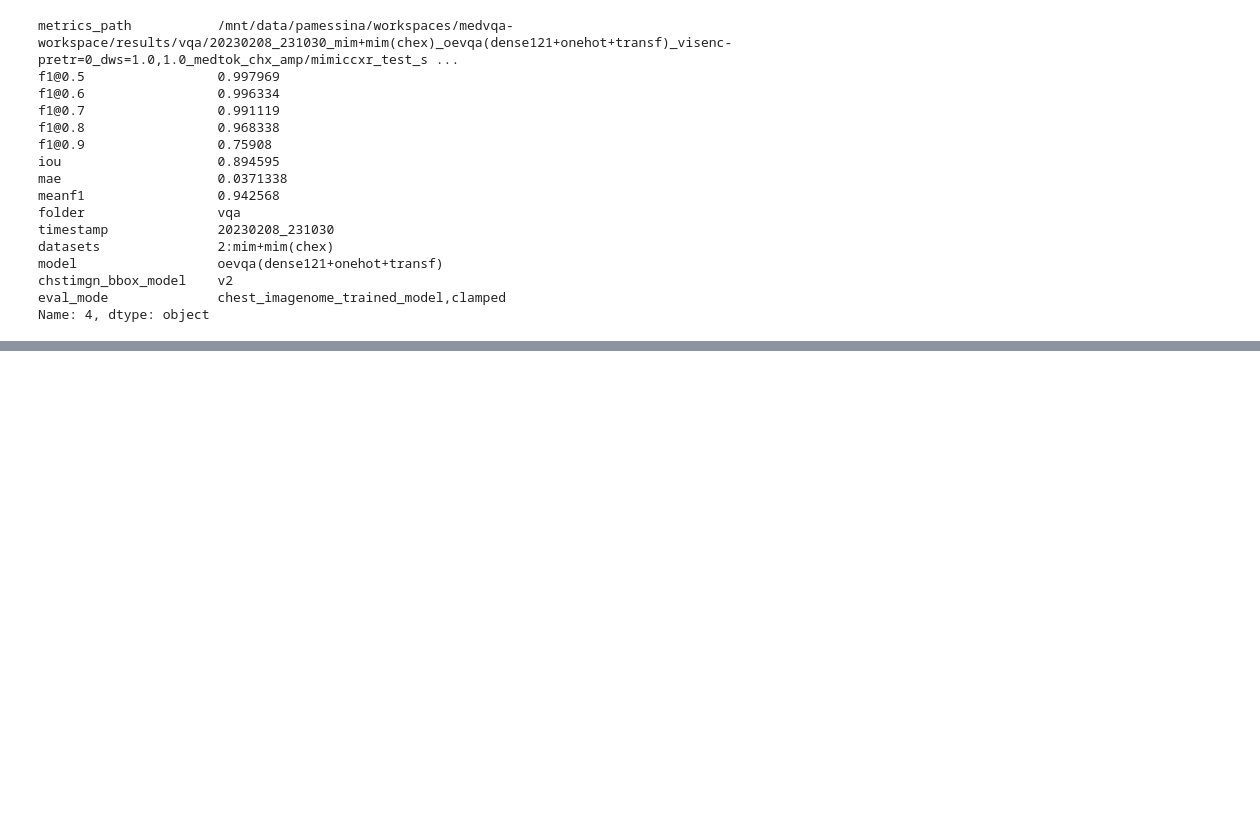
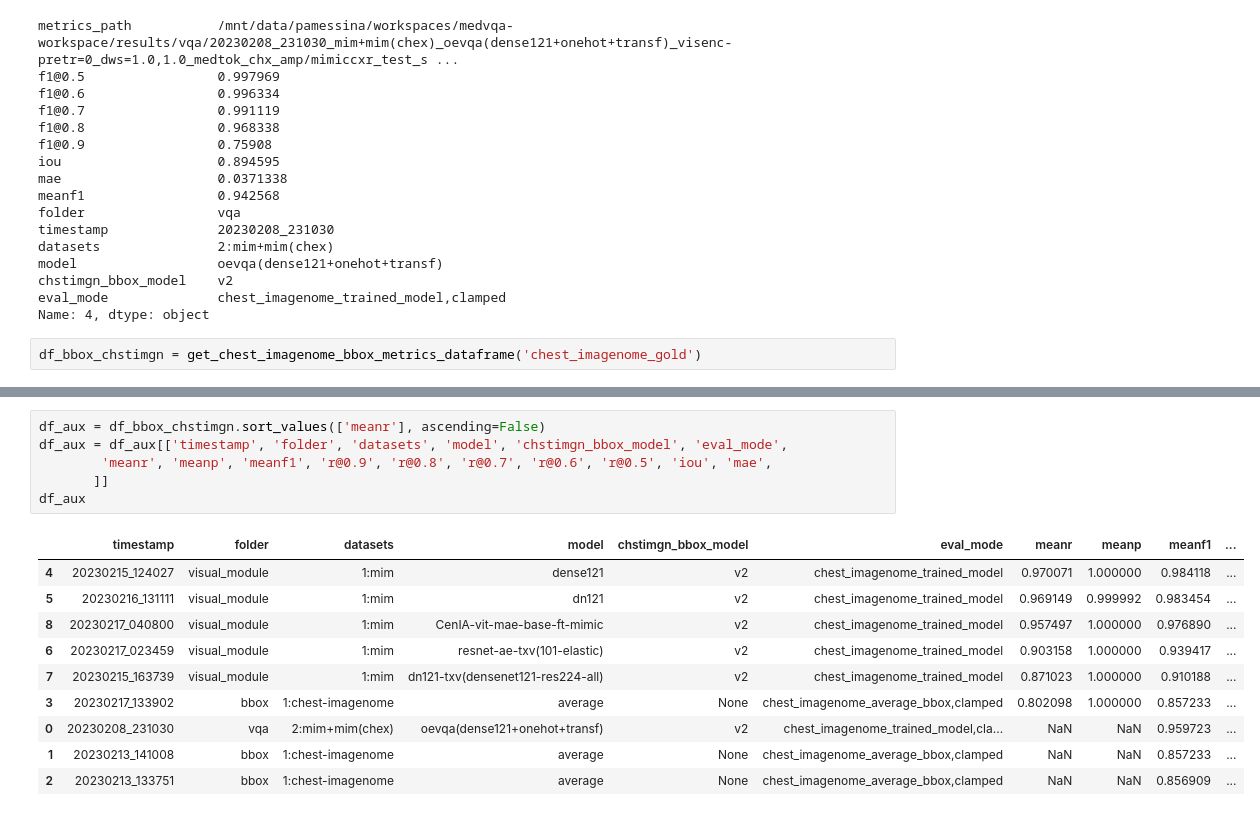
Before and after one commit to PabloMessina/MedVQA, a Jupyter notebook: medvqa/notebooks/Results Summary.ipynb, the cells around one changed output, grey strips where cells are left out. Cells and saved outputs as stored; diff of their text form; blank space fills up the shorter version.

```diff
--- a/medvqa/notebooks/Results Summary.ipynb
+++ b/medvqa/notebooks/Results Summary.ipynb
@@ -664,3 +674,5 @@ model                  oevqa(dense121+onehot+transf)
 chstimgn_bbox_model    v2
 eval_mode              chest_imagenome_trained_model,clamped
 Name: 4, dtype: object
+# %%
+df_bbox_chstimgn = get_chest_imagenome_bbox_metrics_dataframe('chest_imagenome_gold')
@@ -666,0 +726,17 @@ Name: 4, dtype: object
+# %%
+df_aux = df_bbox_chstimgn.sort_values(['meanr'], ascending=False)
+df_aux = df_aux[['timestamp', 'folder', 'datasets', 'model', 'chstimgn_bbox_model', 'eval_mode',
+        'meanr', 'meanp', 'meanf1', 'r@0.9', 'r@0.8', 'r@0.7', 'r@0.6', 'r@0.5', 'iou', 'mae',
+       ]]
+df_aux
+# %% [output]
+|  | timestamp | folder | datasets | model | chstimgn_bbox_model | eval_mode | meanr | meanp | meanf1 | ... |
+| 4 | 20230215_124027 | visual_module | 1:mim | dense121 | v2 | chest_imagenome_trained_model | 0.970071 | 1.000000 | 0.984118 | ... |
+| 5 | 20230216_131111 | visual_module | 1:mim | dn121 | v2 | chest_imagenome_trained_model | 0.969149 | 0.999992 | 0.983454 | ... |
+| 8 | 20230217_040800 | visual_module | 1:mim | CenIA-vit-mae-base-ft-mimic | v2 | chest_imagenome_trained_model | 0.957497 | 1.000000 | 0.976890 | ... |
+| 6 | 20230217_023459 | visual_module | 1:mim | resnet-ae-txv(101-elastic) | v2 | chest_imagenome_trained_model | 0.903158 | 1.000000 | 0.939417 | ... |
+| 7 | 20230215_163739 | visual_module | 1:mim | dn121-txv(densenet121-res224-all) | v2 | chest_imagenome_trained_model | 0.871023 | 1.000000 | 0.910188 | ... |
+| 3 | 20230217_133902 | bbox | 1:chest-imagenome | average | None | chest_imagenome_average_bbox,clamped | 0.802098 | 1.000000 | 0.857233 | ... |
+| 0 | 20230208_231030 | vqa | 2:mim+mim(chex) | oevqa(dense121+onehot+transf) | v2 | chest_imagenome_trained_model,cla... | NaN | NaN | 0.959723 | ... |
+| 1 | 20230213_141008 | bbox | 1:chest-imagenome | average | None | chest_imagenome_average_bbox,clamped | NaN | NaN | 0.857233 | ... |
+| 2 | 20230213_133751 | bbox | 1:chest-imagenome | average | None | chest_imagenome_average_bbox,clamped | NaN | NaN | 0.856909 | ... |
```
Also changed, not shown: parts of 10 cells of this notebook, 24 other files.
